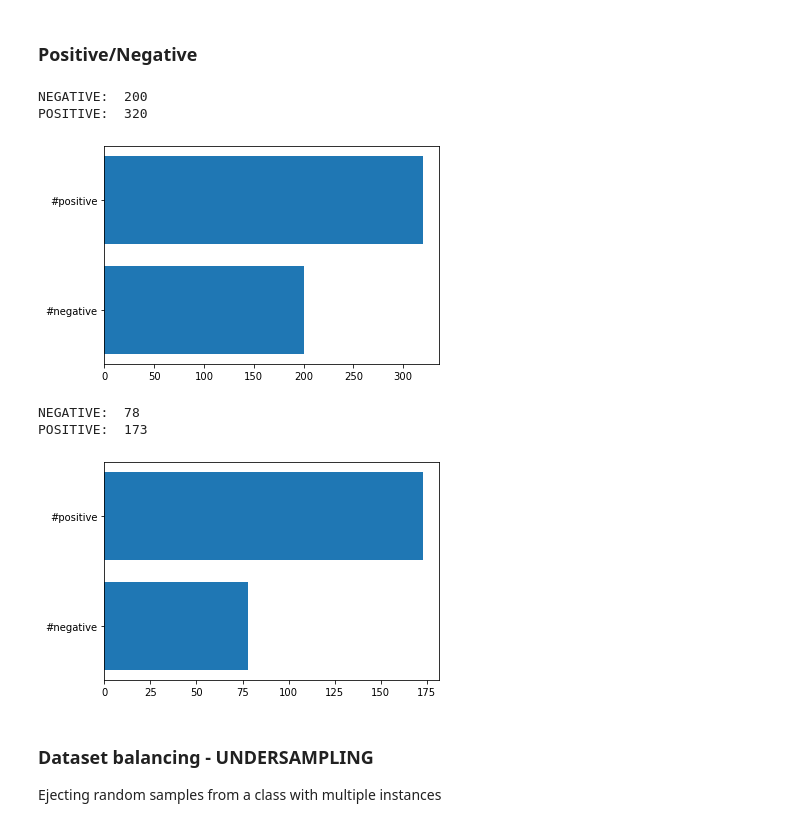
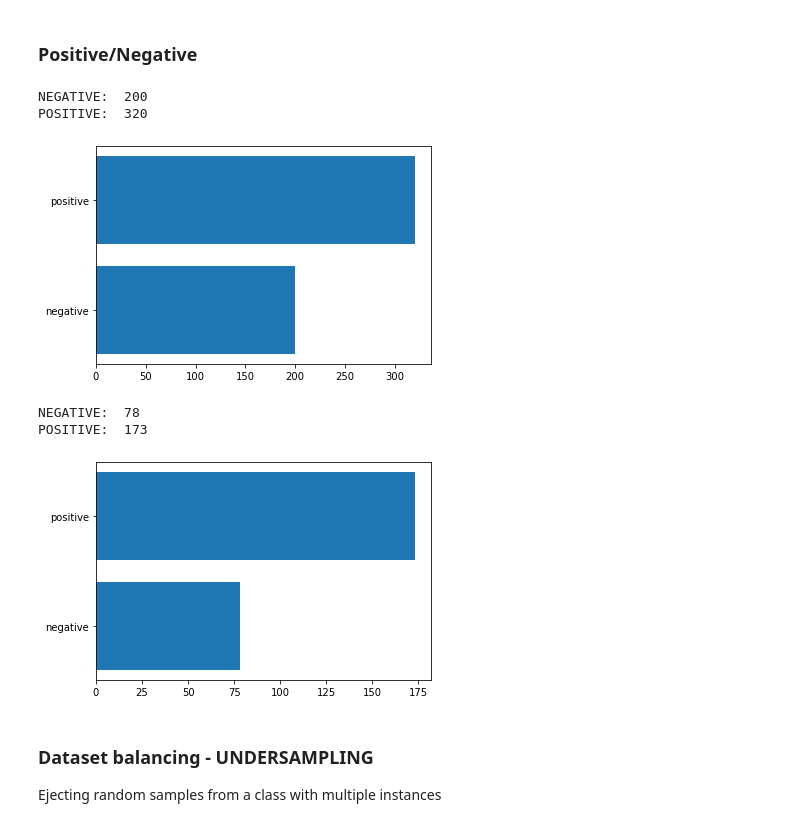
Before and after one commit to MilicaTrifunovic/MachineLearning, a Jupyter notebook: Project 1/Classification.ipynb, the cells around one changed output. Saved outputs shown, nothing was run; the diff lists cells and outputs as text; code cells hidden in the pictures.

```diff
--- a/Project 1/Classification.ipynb
+++ b/Project 1/Classification.ipynb
@@ -222,22 +222,22 @@ dataset.iloc[outliers[0]]
 ### Positive/Negative
 # %%
 positive_count, negative_count = dataset['class'].value_counts()
-plt.barh(["#negative","#positive"], [negative_count, positive_count])
+plt.barh(["negative","positive"], [negative_count, positive_count])
 print("NEGATIVE:  "+ str(negative_count))
 print("POSITIVE:  "+ str(positive_count))
 # %% [output]
 NEGATIVE:  200
 POSITIVE:  320
-[figure, old version]
+[figure, new version]
 # %%
 dropped_positive_count, dropped_negative_count = dropped['class'].value_counts()
-plt.barh(["#negative","#positive"], [dropped_negative_count, dropped_positive_count])
+plt.barh(["negative","positive"], [dropped_negative_count, dropped_positive_count])
 print("NEGATIVE:  "+ str(dropped_negative_count))
 print("POSITIVE:  "+ str(dropped_positive_count))
 # %% [output]
 NEGATIVE:  78
 POSITIVE:  173
-[figure, old version]
+[figure, new version]
 # %% [markdown]
 ### Dataset balancing - UNDERSAMPLING
 Ejecting random samples from a class with multiple instances
```
Also changed, not shown: parts of 5 cells of this notebook.
